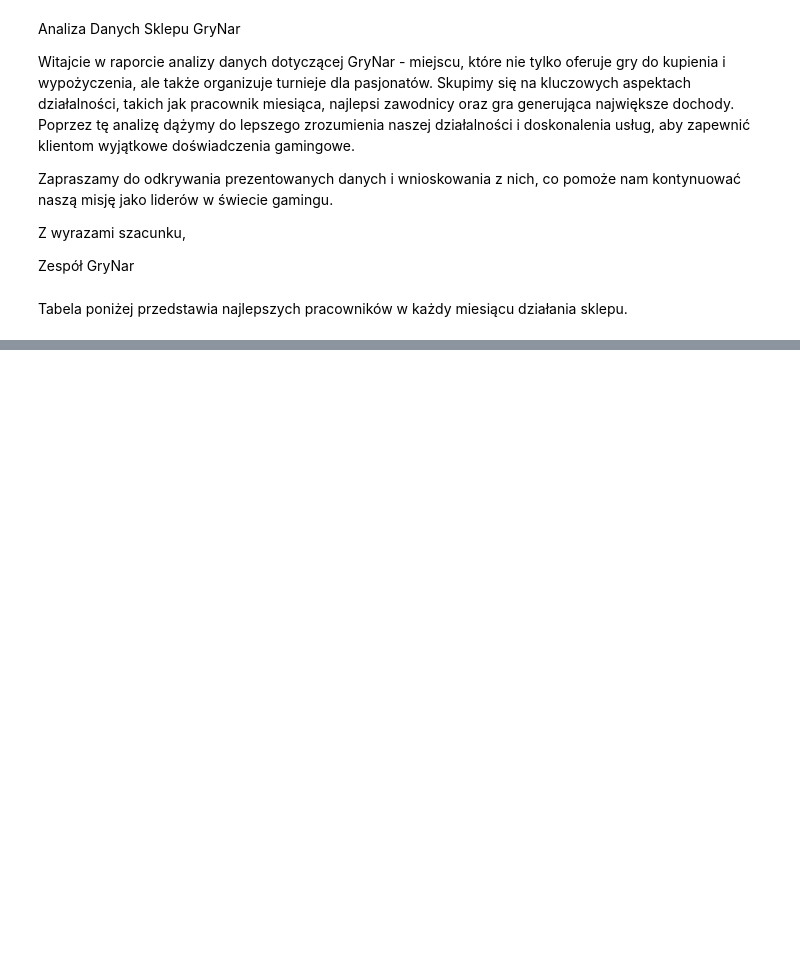
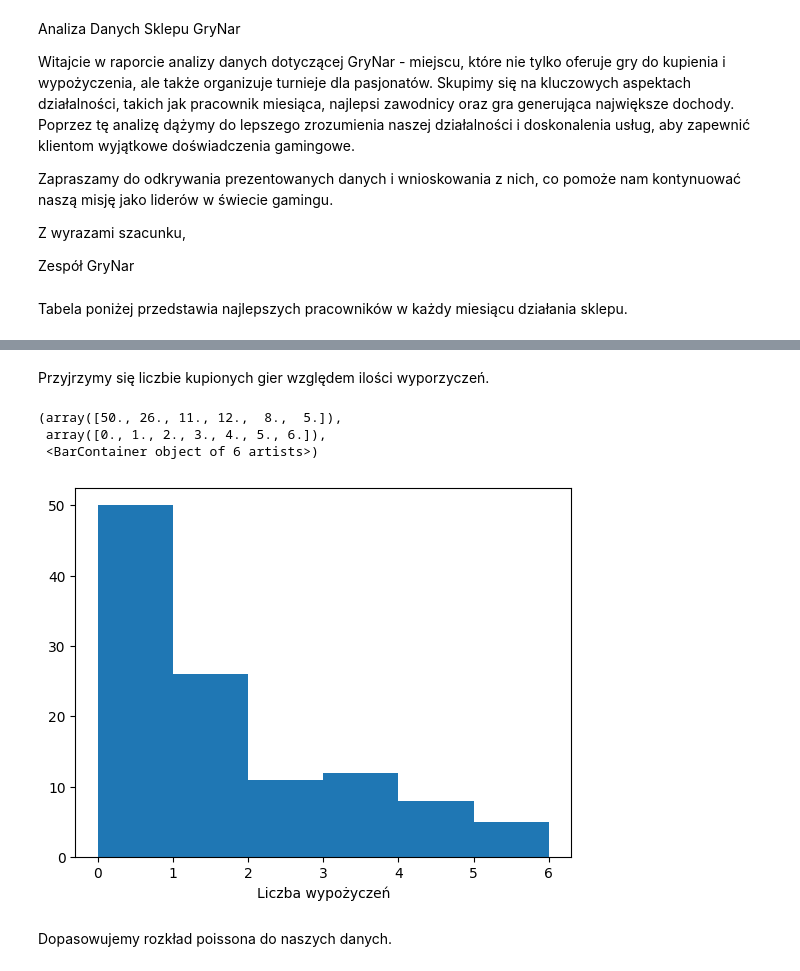
Before and after one commit to Saddii/DTB_proj, a Jupyter notebook: Analiza.ipynb, the cells around one changed output, grey strips where cells are left out. Drawn from its saved outputs; the diff is of its cells as text; code cells hidden in the pictures; blank space fills up the shorter version.

```diff
--- a/Analiza.ipynb
+++ b/Analiza.ipynb
@@ -118,3 +114,16 @@ df
+# %% [markdown]
+Przyjrzymy się liczbie kupionych gier względem ilości wyporzyczeń.
+# %%
+df = pd.DataFrame(sells_VS_rental_num(cs))
+plt.xlabel("Liczba wypożyczeń")
+plt.hist(df,bins=6)
+# %% [output]
+(array([50., 26., 11., 12.,  8.,  5.]),
+ array([0., 1., 2., 3., 4., 5., 6.]),
+ <BarContainer object of 6 artists>)
+[figure, added]
+# %% [markdown]
+Dopasowujemy rozkład poissona do naszych danych.
 # %%
 
 df = pd.DataFrame(sells_VS_rental_num(cs))
```
Also changed, not shown: parts of 16 cells of this notebook.
